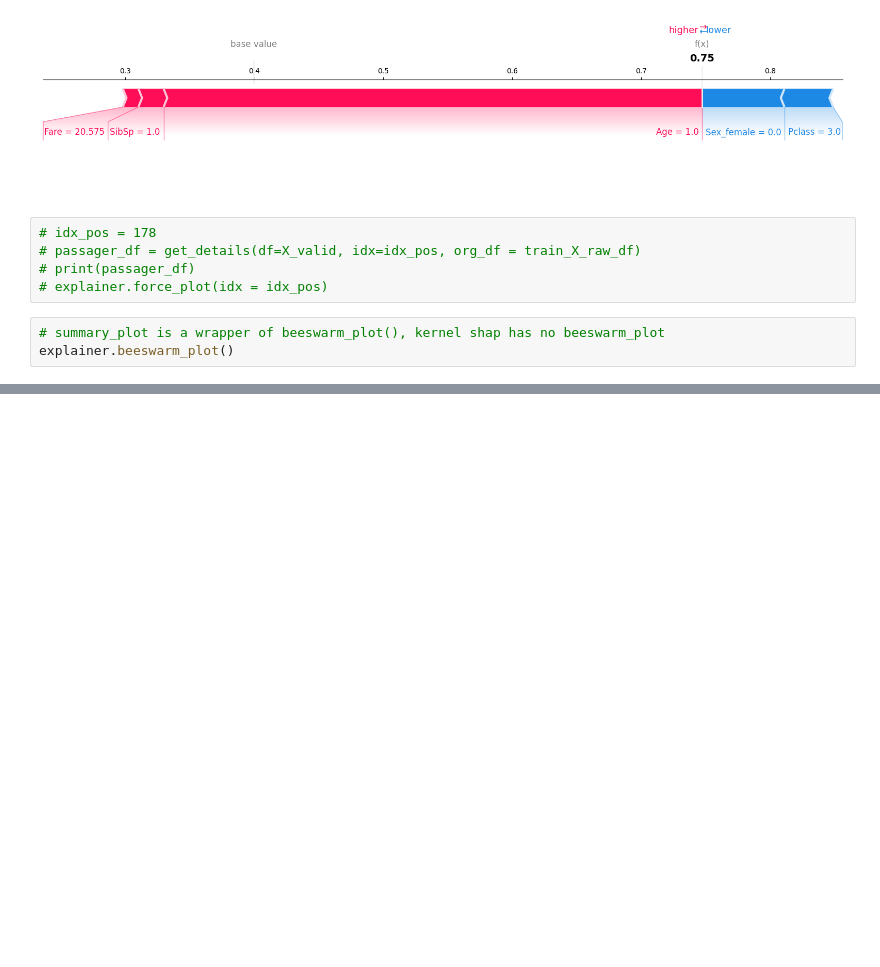
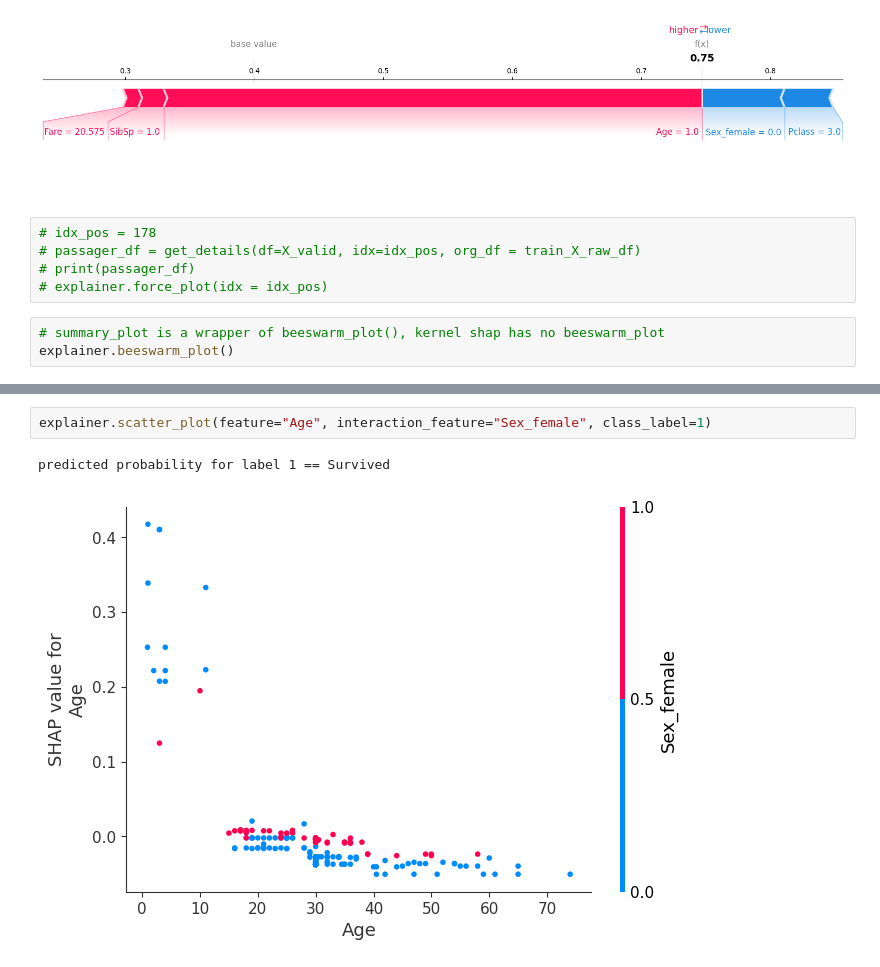
Before and after one commit to yingding/tf-every-day, a Jupyter notebook: 12shap/titanic.ipynb, the cells around one changed output, grey strips where cells are left out. Cells and saved outputs as stored; diff of their text form; blank space fills up the shorter version.

Commit message:
added dependence_plot as scatter plot for kernelshap explainer

```diff
--- a/12shap/titanic.ipynb
+++ b/12shap/titanic.ipynb
@@ -442 +440,6 @@ coolwarm
 [figure]
+# %%
+explainer.scatter_plot(feature="Age", interaction_feature="Sex_female", class_label=1)
+# %% [output]
+predicted probability for label 1 == Survived
+[figure, added]
```
Also changed, not shown: parts of 6 cells of this notebook, 1 other file.
